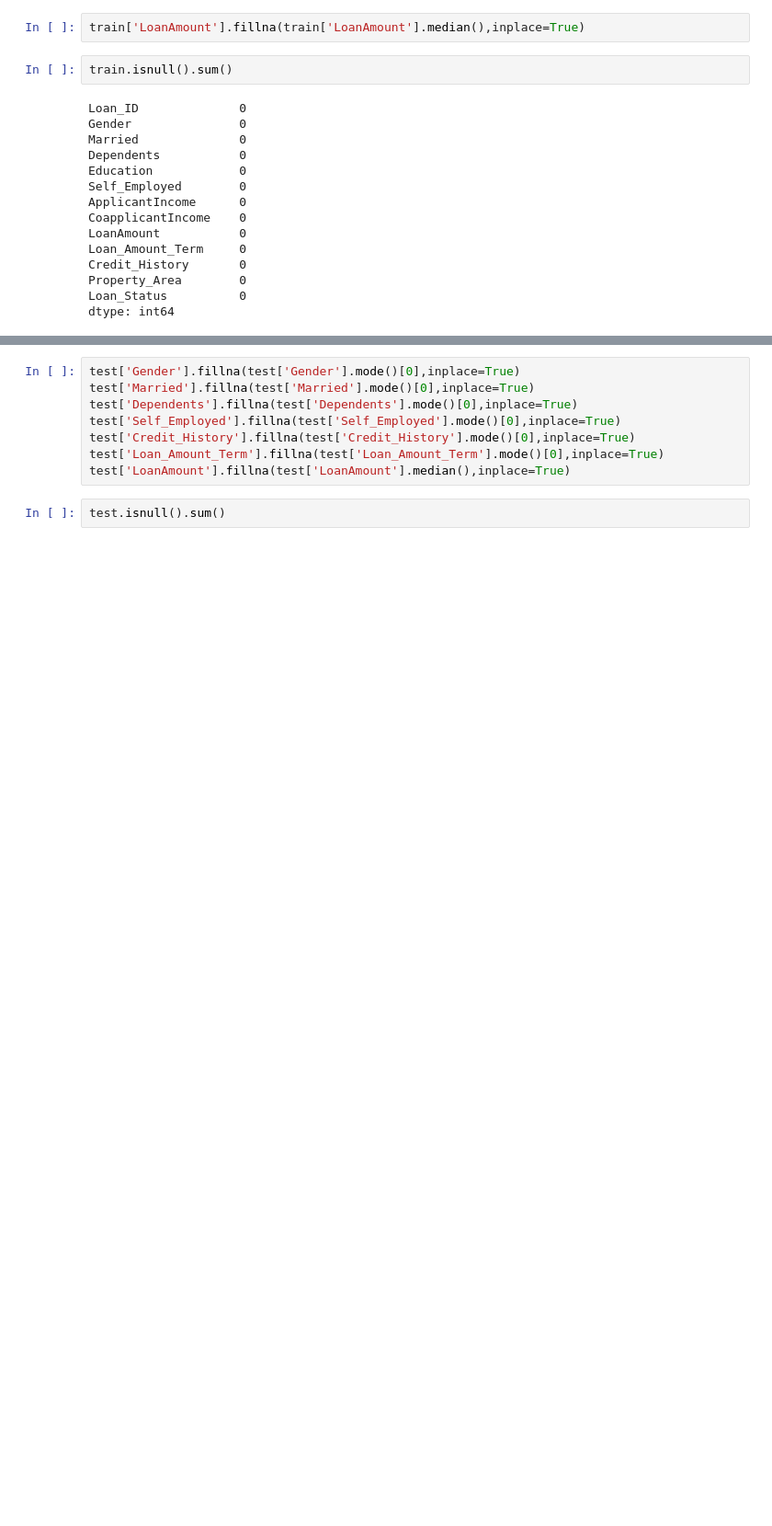
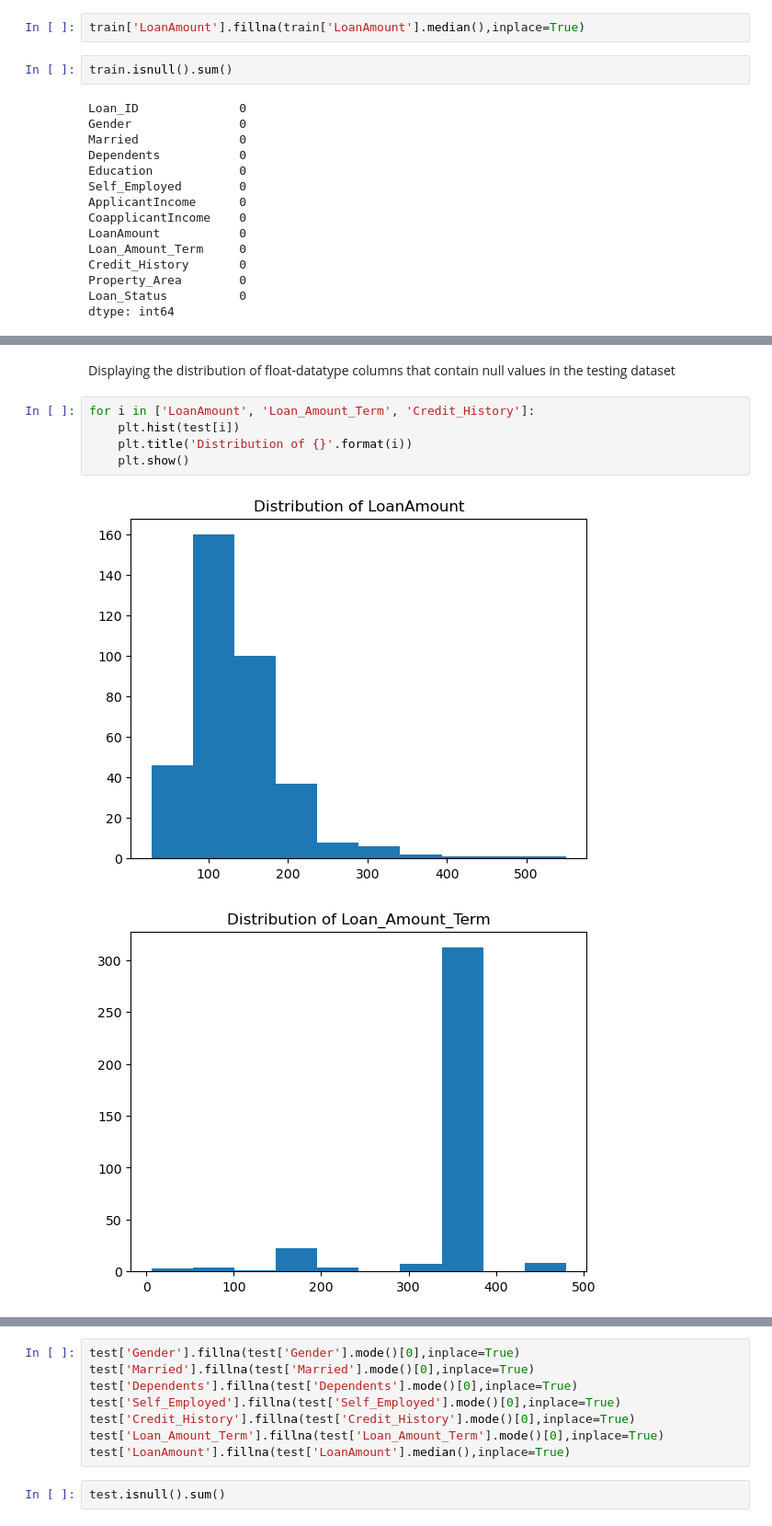
Before and after one commit to sreejayans/ictk, a Jupyter notebook: loan prediction practice .ipynb, the cells around one changed output, grey strips where cells are left out. Shown at 92% size. Saved outputs shown, nothing was run; the diff lists cells and outputs as text; blank space fills up the shorter version.

```diff
--- a/loan prediction practice .ipynb
+++ b/loan prediction practice .ipynb
@@ -310,3 +501,13 @@ Loan_Amount_Term      6
 Credit_History       29
 Property_Area         0
 dtype: int64
+# %% [markdown]
+Displaying the distribution of float-datatype columns that contain null values in the testing dataset
+# %%
+for i in ['LoanAmount', 'Loan_Amount_Term', 'Credit_History']:
+    plt.hist(test[i])
+    plt.title('Distribution of {}'.format(i))
+    plt.show()
+# %% [output]
+[figure, added]
+[figure, added]
```
Also changed, not shown: parts of 147 cells of this notebook.
